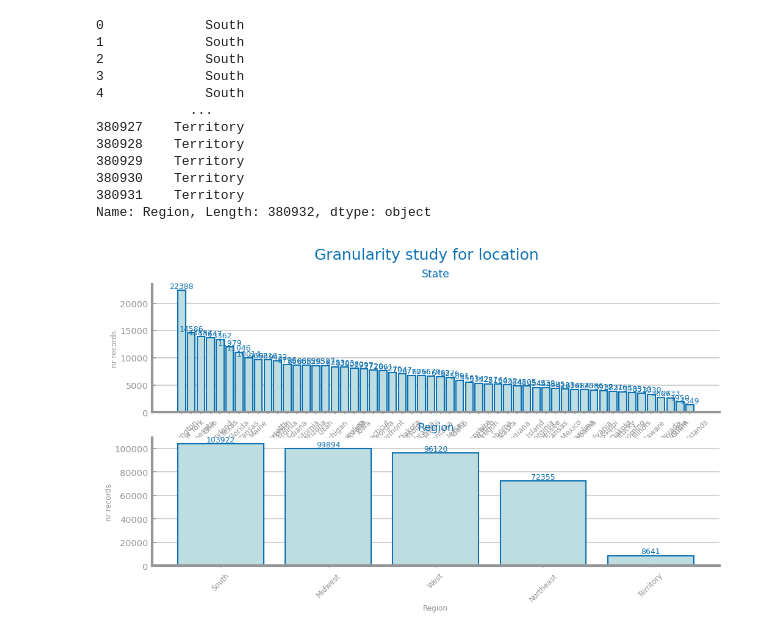
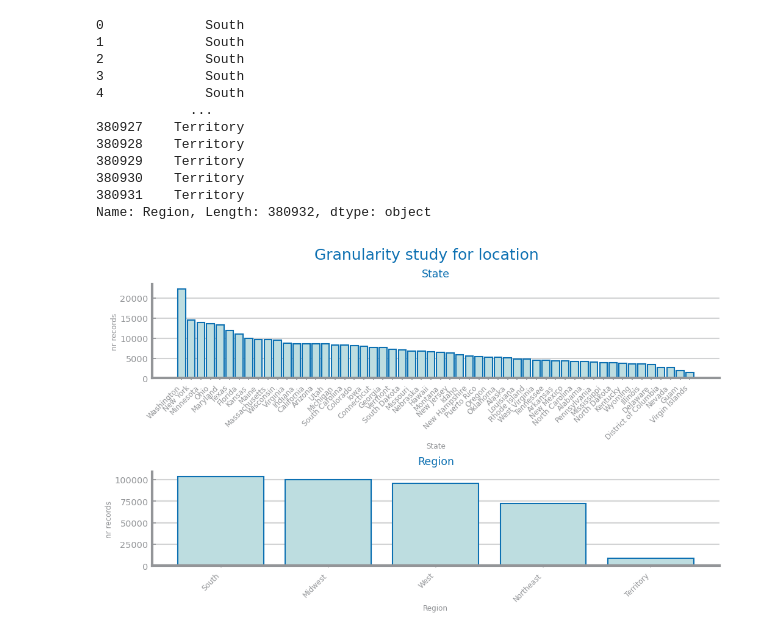
Before and after one commit to DaviGiordano/data-science-course-project, a Jupyter notebook: ipynb_files/Multidimensional/1_Profiling/Lab213_granularity.ipynb, the cells around one changed output. Drawn from its saved outputs; the diff is of its cells as text; code cells hidden in the pictures.

Commit message:
Create chart for location granularity

```diff
--- a/ipynb_files/Multidimensional/1_Profiling/Lab213_granularity.ipynb
+++ b/ipynb_files/Multidimensional/1_Profiling/Lab213_granularity.ipynb
@@ -123,31 +123,30 @@ Name: Region, Length: 380932, dtype: object
 # %%
 from numpy import ndarray
 from pandas import Series, read_csv
 from matplotlib.figure import Figure
 from matplotlib.pyplot import subplots, savefig, show
-from dslabs_functions import get_variable_types, plot_bar_chart, HEIGHT
+from dslabs_functions import get_variable_types, plot_bar_chart, HEIGHT, set_chart_labels, LINE_COLOR, FONT_TEXT, set_chart_xticks, FILL_COLOR
 
 def analyze_location(data: DataFrame):
     vars = ["State", "Region"]
     rows: int = len(vars)
-    fig, axs = subplots(rows, 1, figsize=(rows * HEIGHT, HEIGHT), squeeze=False)
+    fig, axs = subplots(rows, 1, figsize=(rows * HEIGHT, HEIGHT))
     fig.suptitle(f"Granularity study for location")
+    fig.subplots_adjust(hspace=1.0)
     for i in range(rows):
         counts: Series[int] = data[vars[i]].value_counts()
-        plot_bar_chart(
-            counts.index.to_list(),
-            counts.to_list(),
-            ax=axs[i, 0],
-            title=vars[i],
-            xlabel=vars[i],
-            ylabel="nr records",
-            percentage=False,
-        )
+
+        ax = set_chart_labels(ax=axs[i], title=vars[i], xlabel=vars[i], ylabel="nr records")
+        ax = set_chart_xticks(counts.index.to_list(), ax=ax)
+        values = ax.bar(counts.index.to_list(), counts.to_list(), edgecolor=LINE_COLOR, color=FILL_COLOR)
+        ax.set_xticklabels(counts.index.to_list(), rotation=45, ha='right')
+
+
     return axs
 
 
 analyze_location(data)
 savefig(f"images/{file_tag}_granularity_location.png")
 show()
 # %% [output]
-[figure, old version]
+[figure, new version]
```
Also changed, not shown: 1 other file.
